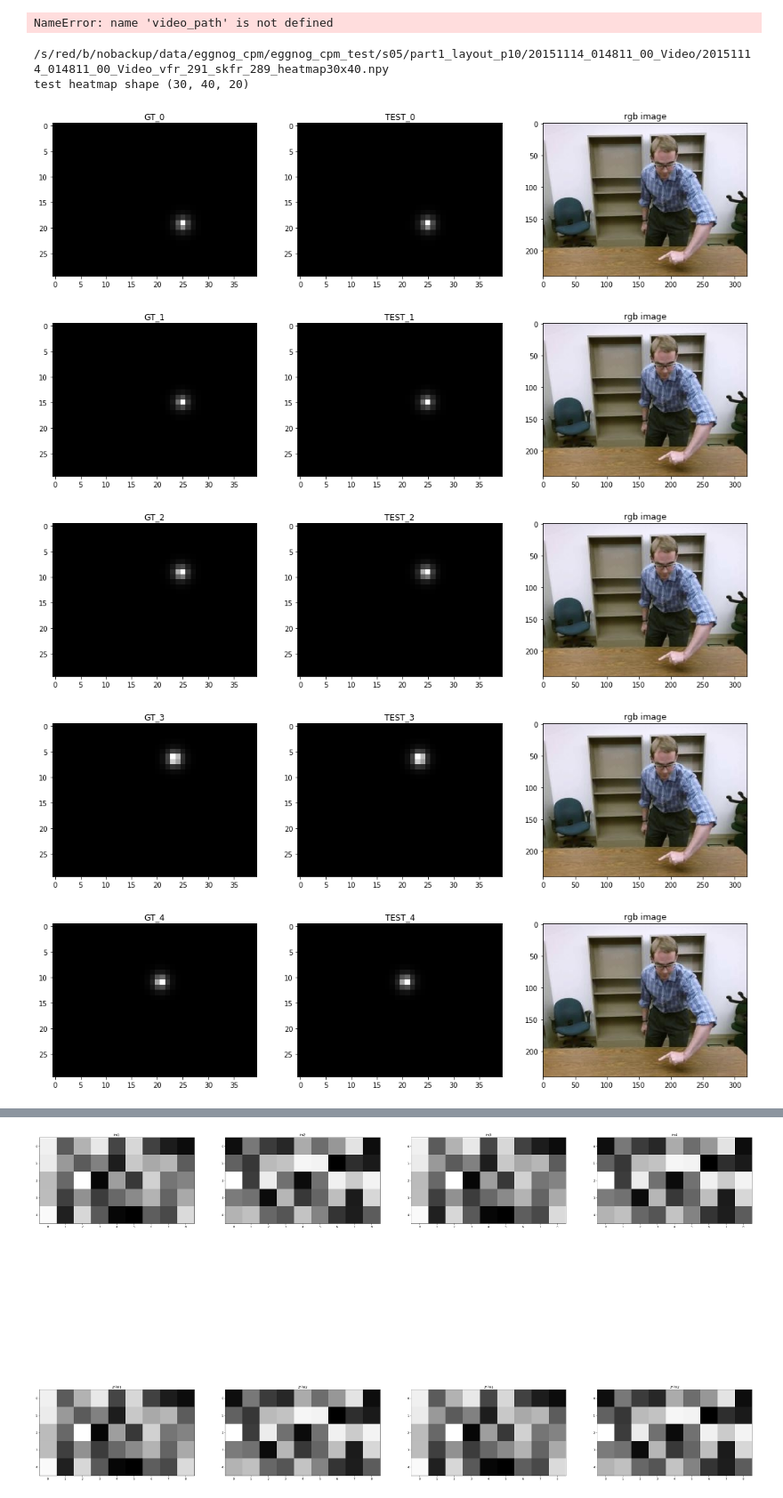
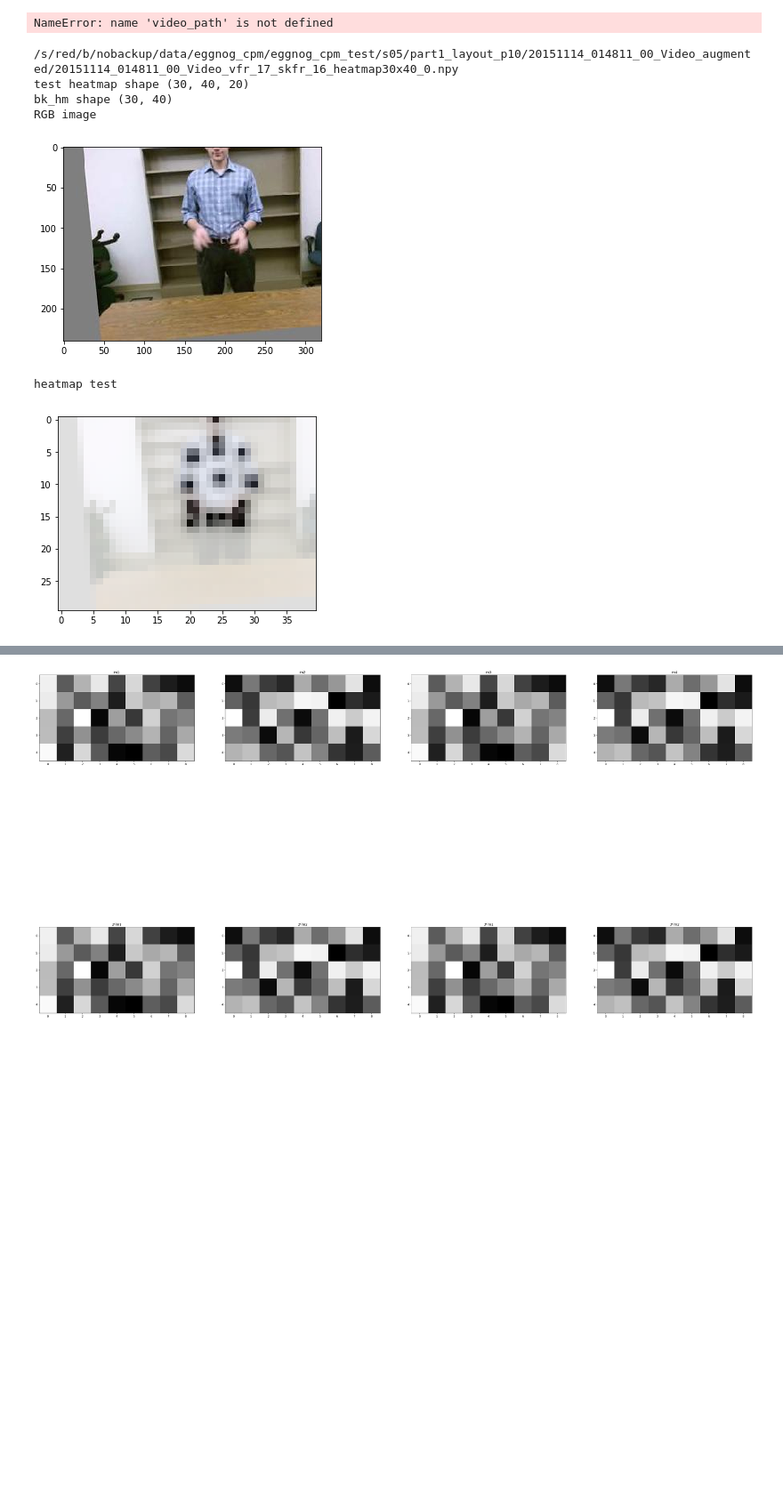
Before and after one commit to GuruMulay/Adapting-RGB-Pose-Estimation-to-New-Domains, a Jupyter notebook: training/gt_visualizer.ipynb, the cells around one changed output, grey strips where cells are left out. Shown at 89% size. Cells and saved outputs as stored; diff of their text form; code cells hidden in the pictures; blank space fills up the shorter version.

Commit message:
working version of offline augmentation image and gt saving

```diff
--- a/training/gt_visualizer.ipynb
+++ b/training/gt_visualizer.ipynb
@@ -67,14 +67,15 @@ gt_file_pre = "20151116_230144_00_Video_vfr_1005_skfr_996"
 # gt_file_pre = "20151113_224707_00_Video_vfr_1015_skfr_990"
 # %%
 ## list directory of output transformed images
-transformed_dir = "/s/red/b/nobackup/data/eggnog_cpm/eggnog_cpm_test/s05/part1_layout_p10/20151114_014811_00_Video/"
+transformed_dir = "/s/red/b/nobackup/data/eggnog_cpm/eggnog_cpm_test/s05/part1_layout_p10/20151114_014811_00_Video_augmented/"
+# "/s/red/b/nobackup/data/eggnog_cpm/eggnog_cpm_test/s05/part1_layout_p10/20151114_014811_00_Video/"
 # "/s/red/b/nobackup/data/eggnog_cpm/eggnog_cpm_test/s05/part1_layout_p10/20151114_014811_00_Video/"
 # "/s/red/b/nobackup/data/eggnog_cpm/eggnog_cpm_test/transformed/r2/"
 
 tx_imgs = [im for im in sorted(os.listdir(transformed_dir)) if im.endswith('.jpg')]
 # print("tx_imgs len and [0]", len(tx_imgs), tx_imgs[0])
 
-image_idx = 250
+image_idx = 40
 
 
 # original image 240x320
@@ -266,20 +267,20 @@ titles = []  # titles for images above
 len_hm = test_heatmap.shape[2]
 
 
-for i in range(test_heatmap.shape[2]):
-#     if i == test_heatmap.shape[2] - 1:
-    #2 faster
-    images.append(gt_heatmap[:,:,i])  #
-    images.append(test_heatmap[:,:,i])  #
-    images.append(rgb_image)
+# for i in range(test_heatmap.shape[2]):
+# #     if i == test_heatmap.shape[2] - 1:
+#     #2 faster
+#     images.append(gt_heatmap[:,:,i])  #
+#     images.append(test_heatmap[:,:,i])  #
+#     images.append(rgb_image)
 
-    titles.append('GT_' + str(i))
-    titles.append('TEST_' + str(i))
-    titles.append('rgb image')
+#     titles.append('GT_' + str(i))
+#     titles.append('TEST_' + str(i))
+#     titles.append('rgb image')
 
-    show_images(images, 1, titles)
-    images = []
-    titles = []
+#     show_images(images, 1, titles)
+#     images = []
+#     titles = []
 
 
 bk_hm = test_heatmap[:,:,len_hm-1]
@@ -306,36 +307,36 @@ plt.show()
 #         plt.figure(1)
 #         plt.imshow(test_heatmap[:,:,i], cmap=plt.get_cmap('gray'), vmin=0, vmax=1)
 #         plt.show()
 #         print("max, min, test_heatmap i = ", test_heatmap[:,:,i].max(), test_heatmap[:,:,i].min())
 
 # # original image
 # images.append(rgb_image)
 # titles.append('rgb image')
 # print("images len", len(images))
 # show_images(images, 11, titles)
 
 
 # if success:
 #     print("frame.shape", frame.shape)
 #     img_full = frame[...,::-1]
 #     img_central = img_full[:, 240:(1920-240), :]
 #     print("original full rgb image =")
 #     plt.figure(num=None, figsize=(14, 14), dpi=80, facecolor='w', edgecolor='k')
 #     plt.imshow(img_full, alpha=0.25)
 #     plt.scatter(x=rgb_kp[...,0], y=rgb_kp[...,1], c='r', s=10)
 #     for p in paf_pairs_indices:
 # #         print(p)
 # #         print([rgb_kp[p[0]][0], rgb_kp[p[1]][0]], [rgb_kp[p[0]][1], rgb_kp[p[1]][1]])
 # #         print(rgb_kp[p[0]], rgb_kp[p[1]])
 #         plt.plot([rgb_kp[p[0]][0], rgb_kp[p[1]][0]], [rgb_kp[p[0]][1], rgb_kp[p[1]][1]], 'b-', lw=1)
 # #         plt.plot(rgb_kp[p[0]], rgb_kp[p[1]], 'b-', lw=1)
 
 #     plt.show()
 # %% [output]
-/s/red/b/nobackup/data/eggnog_cpm/eggnog_cpm_test/s05/part1_layout_p10/20151114_014811_00_Video/20151114_014811_00_Video_vfr_291_skfr_289_heatmap30x40.npy
+/s/red/b/nobackup/data/eggnog_cpm/eggnog_cpm_test/s05/part1_layout_p10/20151114_014811_00_Video_augmented/20151114_014811_00_Video_vfr_17_skfr_16_heatmap30x40_0.npy
 test heatmap shape (30, 40, 20)
+bk_hm shape (30, 40)
+RGB image
-[figure, old version]
+[figure, new version]
+heatmap test
-[figure, old version]
+[figure, new version]
-[figure, removed]
-[figure, removed]
-[figure, removed]
```
Also changed, not shown: parts of 4 cells of this notebook, 5 other files.
